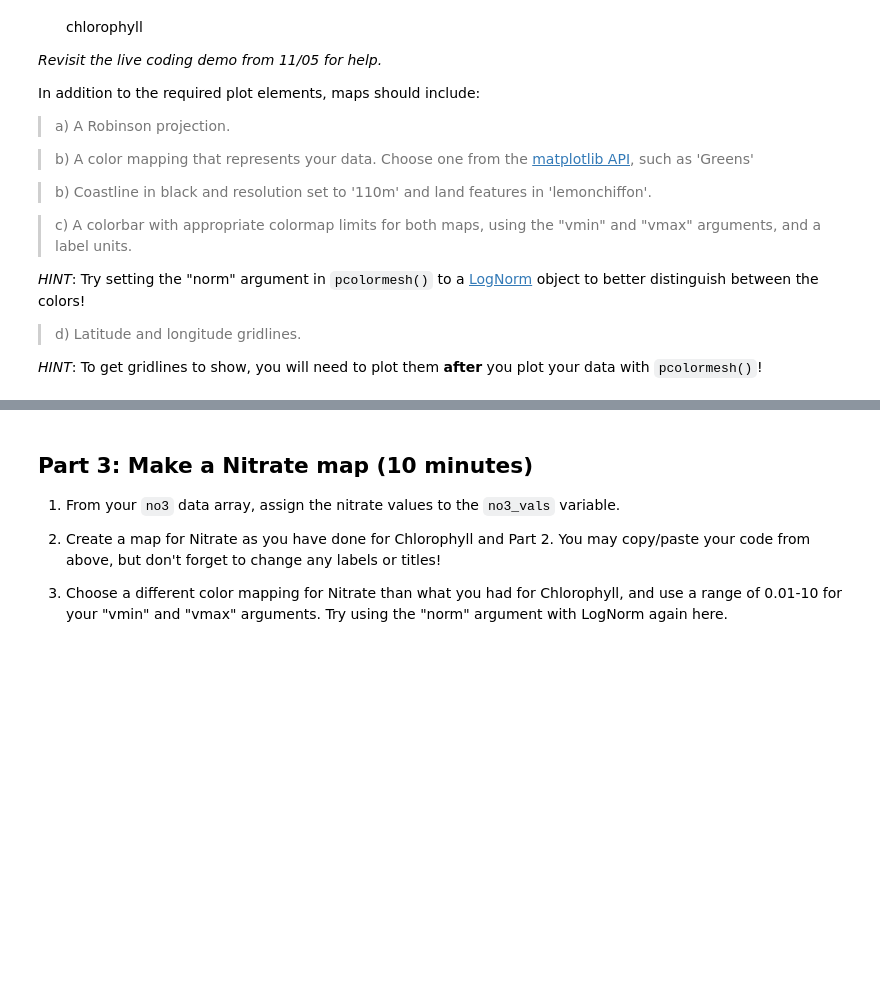
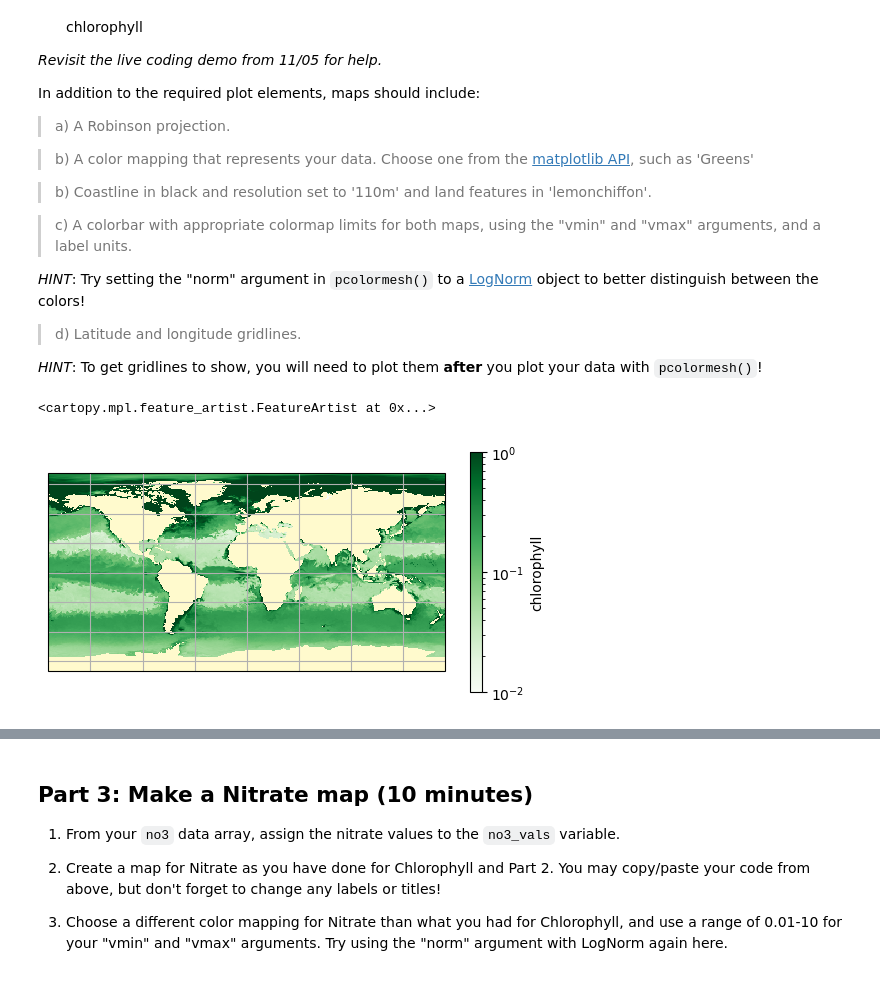
Before and after one commit to zoemae/week7_inclass, a Jupyter notebook: group_activity6.ipynb, the cells around one changed output, grey strips where cells are left out. Drawn from its saved outputs; the diff is of its cells as text; code cells hidden in the pictures; blank space fills up the shorter version.

```diff
--- a/group_activity6.ipynb
+++ b/group_activity6.ipynb
@@ -112,7 +115,7 @@ from cartopy.mpl.gridliner import LONGITUDE_FORMATTER, LATITUDE_FORMATTER
 ## STARTER CODE
 # access data via cmap
 #enter your personal API key from CMAP as a string below
-key = ""
+key = '23a219bf-115d-4f8f-80ce-1697d8491e88'
 #call the CMAP API using your unique key
 api = pycmap.API(token=key)
 # call the API to pull data into a dataframe named pisces
@@ -127,9 +130,12 @@ pisces=api.query(
          '''
          )
 # create a pandas dataframe and convert to xarray
-df_rows = pd.DataFrame(modis).set_index(["time",  "lat", "lon", "depth"])  # since this is a gridded data, it is useful to transorm from a table into an array
+df_rows = pd.DataFrame(pisces).set_index(["time",  "lat", "lon", "depth"])  # since this is a gridded data, it is useful to transorm from a table into an array
 ds = xr.Dataset.from_dataframe(df_rows)
 # select only depth index and average across time for chl and no3
 chl = ds['CHL'].isel(depth=0).mean('time')  # taking an average in time, once we have the data in xarray format
 no3 = ds['NO3'].isel(depth=0).mean('time')
 del pisces
+
+#depth=0 selects for just surface chlorophyll
+#taking the mean of time gets a single impression of chlorophyll over time; this type of averaging does not look at extreme outliers so it assumes the data is in a pretty normal distribution
@@ -172,2 +197,36 @@ chl_vals = ""
+# %%
+from matplotlib.colors import LogNorm
+
+# your code
+
+# CHLOROPHYLL
+lat = chl.lat.values
+lon = chl.lon.values
+chl_vals = chl.values
+
+# answer variables
+lat = lat
+lon = lon
+chl_vals = chl.values
+
+# your code to make your map
+from matplotlib import colormaps
+import matplotlib.pyplot as plt
+import numpy as np
+import matplotlib as mpl
+
+fig = plt.figure()
+ax = plt.axes(projection = ccrs.Robinson())
+p = plt.pcolormesh(lon, lat, chl_vals, norm = LogNorm(vmin = 0.01, vmax = 1), #add color scheme and adjust using lognorm
+                   cmap = 'Greens',
+                   transform = ccrs.Robinson())
+ax.add_feature(cfeature.LAND, color = 'lemonchiffon') #make land lemonchiffon
+colorbarfig = fig.colorbar(p, label = 'chlorophyll', shrink = 0.65) #create and adjust colorbar object
+
+ax.gridlines(crs = ccrs.PlateCarree())
+ax.coastlines(resolution='110m', color='black')
+# %% [output]
+<cartopy.mpl.feature_artist.FeatureArtist at 0x...>
+[figure, added]
 # %%
 grader.check("Question 2, Part 2")
```
Also changed, not shown: parts of 15 cells of this notebook.
